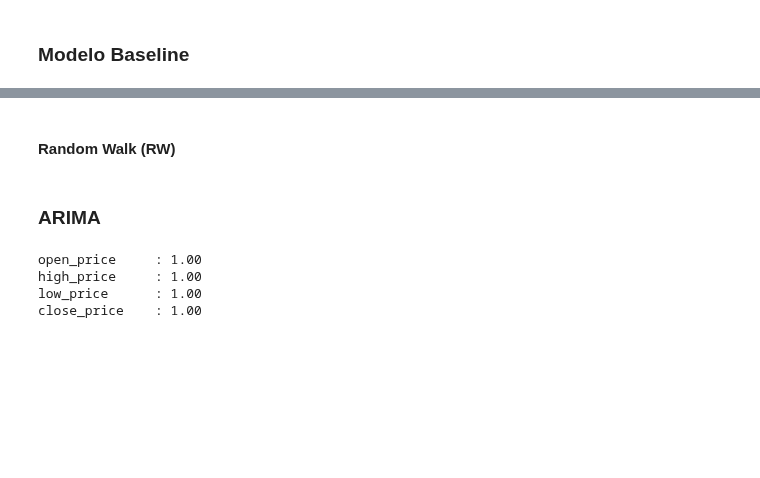
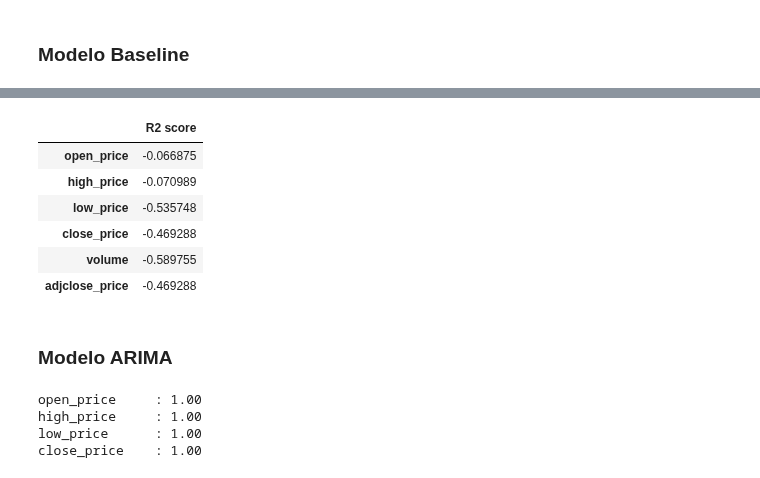
Before and after one commit to alu0101351773/TAAD_practicas, a Jupyter notebook: src/time_series.ipynb, the cells around one changed output, grey strips where cells are left out. Drawn from its saved outputs; the diff is of its cells as text; code cells hidden in the pictures; blank space fills up the shorter version.

Commit message:
Media móvil exponencial realizada, me quiero ir a mimir

```diff
--- a/src/time_series.ipynb
+++ b/src/time_series.ipynb
@@ -170,7 +154,50 @@ plt.legend()
-# %% [markdown]
-#### Random Walk (RW)
+# %%
+# Media Movil Exponencial
+
+from statsmodels.tsa.holtwinters import ExponentialSmoothing
+from sklearn.metrics import r2_score
+import warnings
+
+model_results = {}
+
+for column in df.columns:
+
+    subset = df[column]
+
+    TEST_SIZE = 10
+
+    train_data = subset.iloc[:-TEST_SIZE]
+    test_data = subset.iloc[-TEST_SIZE - 1:]
+
+    model = ExponentialSmoothing(train_data)
+
+    with warnings.catch_warnings():
+        warnings.filterwarnings('ignore')
+        model = model.fit()
+
+    predictions = model.predict(
+        start = test_data.index[0],
+        end = test_data.index[-1]
+    )
+
+    score = r2_score(test_data, predictions)
+    model_results[column] = score
+# %%
+pd.DataFrame.from_dict(
+    data = model_results,
+    orient = 'index',
+    columns = ['R2 score']
+)
+# %% [output]
+|  | R2 score |
+| open_price | -0.066875 |
+| high_price | -0.070989 |
+| low_price | -0.535748 |
+| close_price | -0.469288 |
+| volume | -0.589755 |
+| adjclose_price | -0.469288 |
 # %% [markdown]
-### ARIMA
+### Modelo ARIMA
 # %%
 from statsmodels.tsa.arima.model import ARIMA
 from sklearn.metrics import r2_score
```
Also changed, not shown: parts of 2 cells of this notebook.
